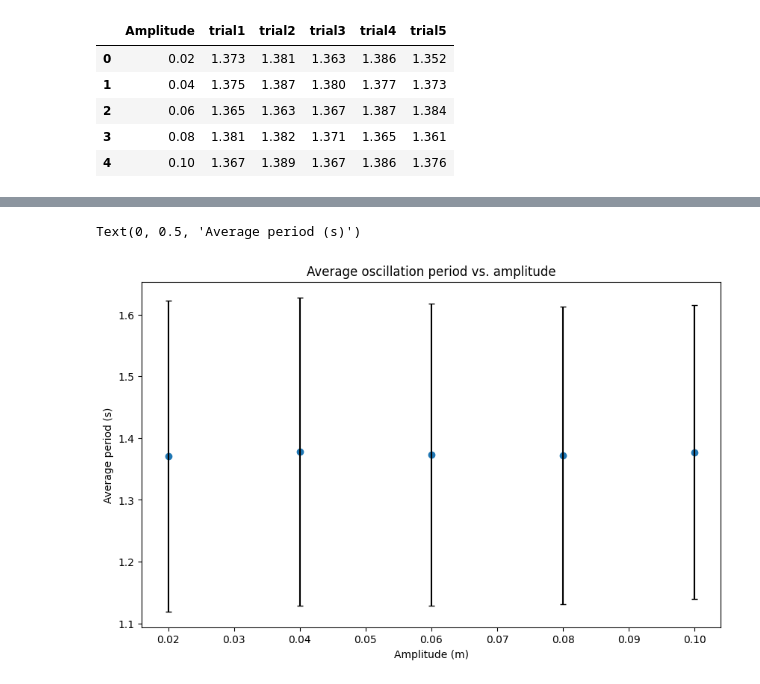
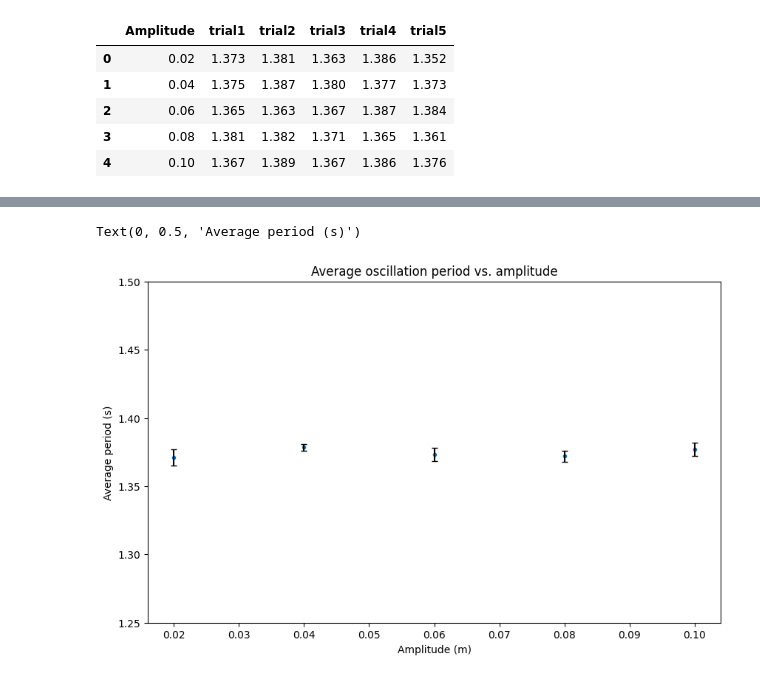
Before and after one commit to sbuare/PHYS195_Labs, a Jupyter notebook: PHYS195_Lab_9.ipynb, the cells around one changed output, grey strips where cells are left out. Drawn from its saved outputs; the diff is of its cells as text; code cells hidden in the pictures.

Commit message:
Created using Colab Fixed some errors in calculating standard deviation and standard error. I forgot to use loc and instead took the stdev and std error of the whole dataframe DX

```diff
--- a/PHYS195_Lab_9.ipynb
+++ b/PHYS195_Lab_9.ipynb
@@ -159,7 +157,7 @@ table3
 | 3 | 0.08 | 1.381 | 1.382 | 1.371 | 1.365 | 1.361 |
 | 4 | 0.10 | 1.367 | 1.389 | 1.367 | 1.386 | 1.376 |
 # %%
-table3['Standard Error'] = table3.std(axis=1, ddof=0) / (4**0.5)
+table3['Standard Error'] = table3.loc[:, 'trial1':'trial5'].std(axis=1, ddof=0) / (4**0.5)
 table3
 # %% [output]
 |  | Amplitude | trial1 | trial2 | trial3 | trial4 | trial5 | Standard Error |
@@ -171,5 +169,5 @@ table3
 # %%
-table3['Standard Deviation'] = table3.std(axis=1, ddof=0)
+table3['Standard Deviation'] = table3.loc[:,'trial1':'trial5'].std(axis=1, ddof=0)
 table3
 # %% [output]
 |  | Amplitude | trial1 | trial2 | trial3 | trial4 | trial5 | Standard Error | Standard Deviation |
@@ -192,15 +190,16 @@ table3
 # %%
 x_amp = table3['Amplitude']
 y_per_2 = table3['Average Oscillation Period']
 
 plt.figure(figsize=(10,6))
 
-plt.plot(x_amp, y_per_2, 'o')
+plt.plot(x_amp, y_per_2, '.')
 plt.errorbar(x_amp, y_per_2, yerr=table3['Standard Error'], fmt='none', ecolor='black', capsize=3)
+plt.ylim(1.25, 1.5)
 
 plt.title('Average oscillation period vs. amplitude')
 plt.xlabel('Amplitude (m)')
 plt.ylabel('Average period (s)')
 # %% [output]
 Text(0, 0.5, 'Average period (s)')
-[figure, old version]
+[figure, new version]
```
Also changed, not shown: parts of 9 cells of this notebook.
